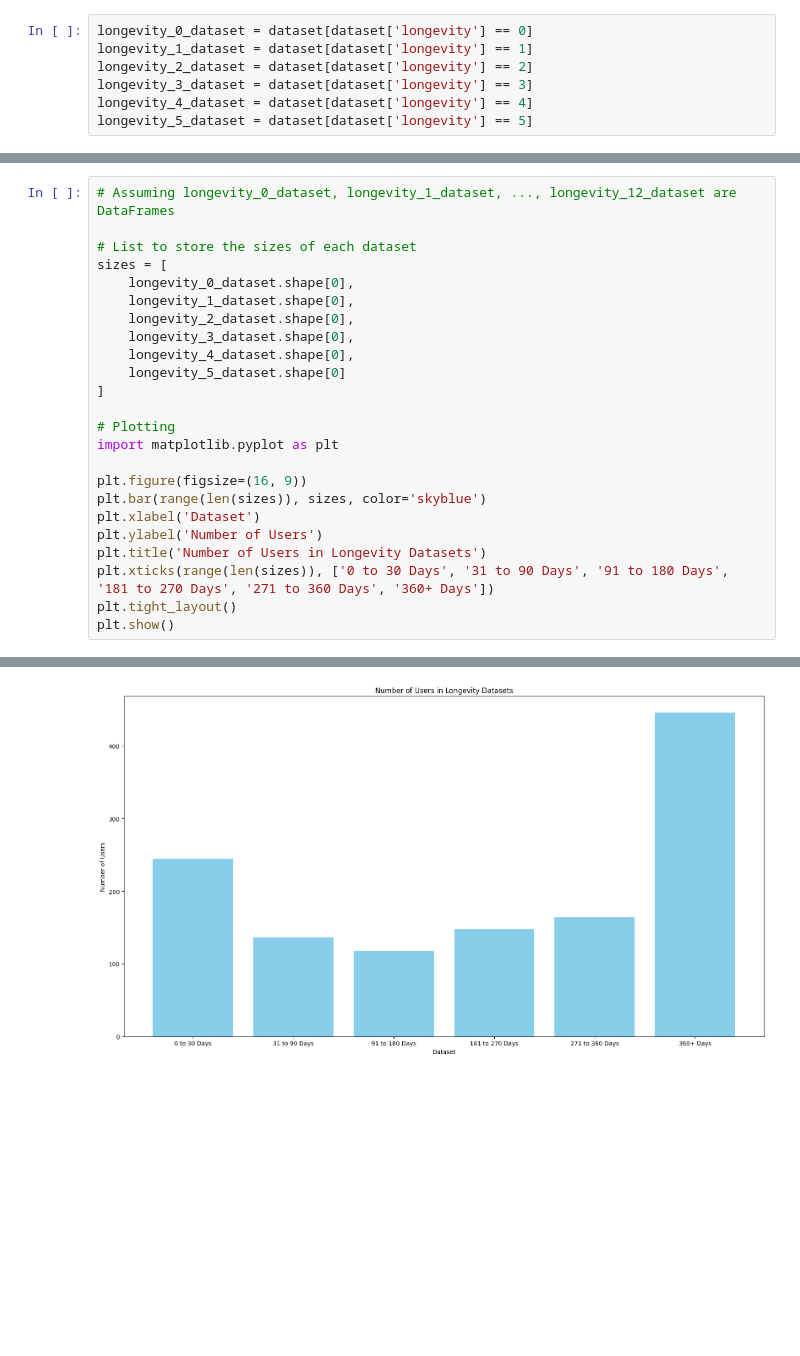
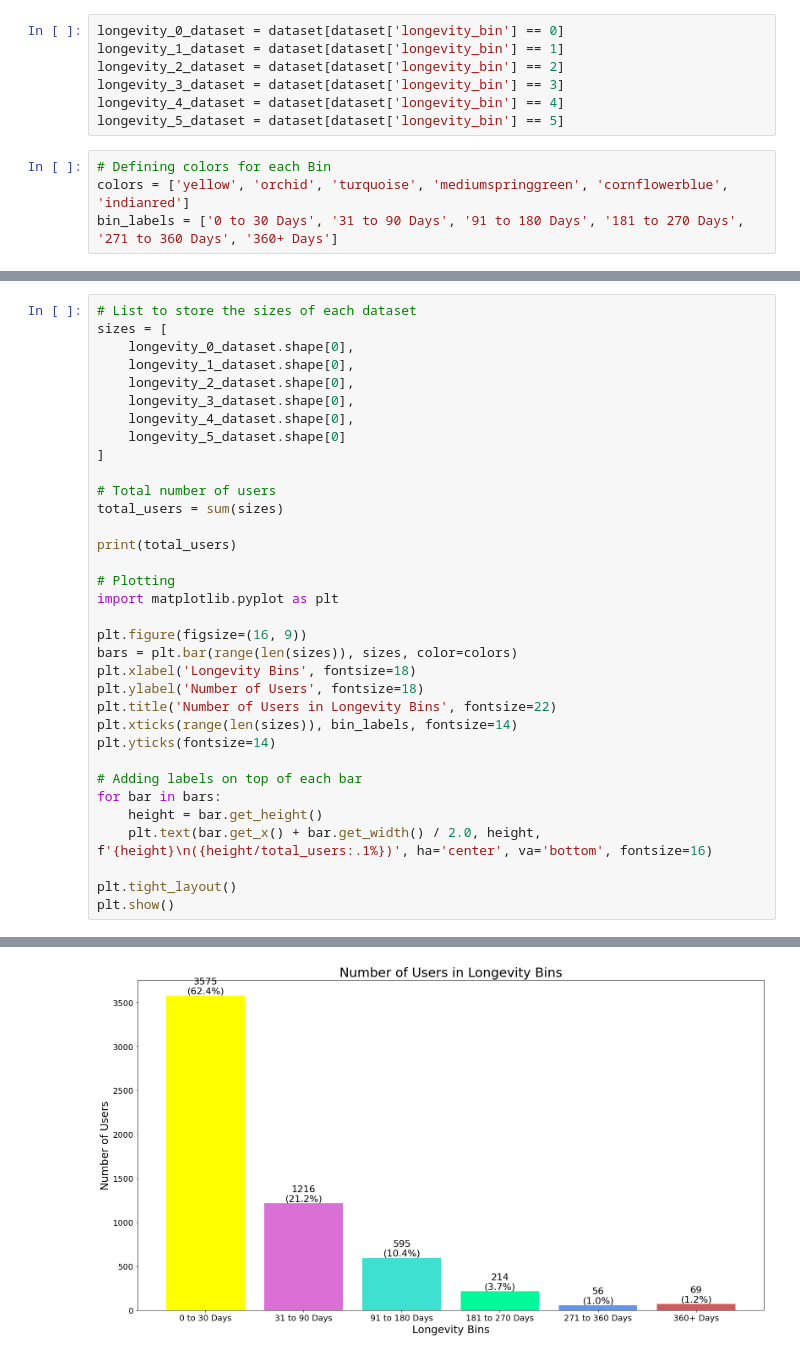
Before and after one commit to CommonCrayon/CapstoneProject, a Jupyter notebook: EDA_Of_FeatureEngineering.ipynb, the cells around one changed output, grey strips where cells are left out. Cells and saved outputs as stored; diff of their text form; blank space fills up the shorter version.

```diff
--- a/EDA_Of_FeatureEngineering.ipynb
+++ b/EDA_Of_FeatureEngineering.ipynb
@@ -15,7 +18,11 @@ dataset.head()
 # %%
-longevity_0_dataset = dataset[dataset['longevity'] == 0]
-longevity_1_dataset = dataset[dataset['longevity'] == 1]
-longevity_2_dataset = dataset[dataset['longevity'] == 2]
-longevity_3_dataset = dataset[dataset['longevity'] == 3]
-longevity_4_dataset = dataset[dataset['longevity'] == 4]
-longevity_5_dataset = dataset[dataset['longevity'] == 5]
+longevity_0_dataset = dataset[dataset['longevity_bin'] == 0]
+longevity_1_dataset = dataset[dataset['longevity_bin'] == 1]
+longevity_2_dataset = dataset[dataset['longevity_bin'] == 2]
+longevity_3_dataset = dataset[dataset['longevity_bin'] == 3]
+longevity_4_dataset = dataset[dataset['longevity_bin'] == 4]
+longevity_5_dataset = dataset[dataset['longevity_bin'] == 5]
+# %%
+# Defining colors for each Bin
+colors = ['yellow', 'orchid', 'turquoise', 'mediumspringgreen', 'cornflowerblue', 'indianred']
+bin_labels = ['0 to 30 Days', '31 to 90 Days', '91 to 180 Days', '181 to 270 Days', '271 to 360 Days', '360+ Days']
@@ -22,6 +31,4 @@ longevity_5_dataset = dataset[dataset['longevity'] == 5]
 # %%
-# Assuming longevity_0_dataset, longevity_1_dataset, ..., longevity_12_dataset are DataFrames
-
 # List to store the sizes of each dataset
 sizes = [
     longevity_0_dataset.shape[0],
@@ -32,15 +39,27 @@ sizes = [
     longevity_5_dataset.shape[0]
 ]
 
+# Total number of users
+total_users = sum(sizes)
+
+print(total_users)
+
 # Plotting
 import matplotlib.pyplot as plt
 
 plt.figure(figsize=(16, 9))
-plt.bar(range(len(sizes)), sizes, color='skyblue')
-plt.xlabel('Dataset')
-plt.ylabel('Number of Users')
-plt.title('Number of Users in Longevity Datasets')
-plt.xticks(range(len(sizes)), ['0 to 30 Days', '31 to 90 Days', '91 to 180 Days', '181 to 270 Days', '271 to 360 Days', '360+ Days'])
+bars = plt.bar(range(len(sizes)), sizes, color=colors)
+plt.xlabel('Longevity Bins', fontsize=18)
+plt.ylabel('Number of Users', fontsize=18)
+plt.title('Number of Users in Longevity Bins', fontsize=22)
+plt.xticks(range(len(sizes)), bin_labels, fontsize=14)
+plt.yticks(fontsize=14)
+
+# Adding labels on top of each bar
+for bar in bars:
+    height = bar.get_height()
+    plt.text(bar.get_x() + bar.get_width() / 2.0, height, f'{height}\n({height/total_users:.1%})', ha='center', va='bottom', fontsize=16)
+
 plt.tight_layout()
 plt.show()
 # %% [output]
@@ -47 +67 @@ plt.show()
-[figure, old version]
+[figure, new version]
```
Also changed, not shown: parts of 22 cells of this notebook.
